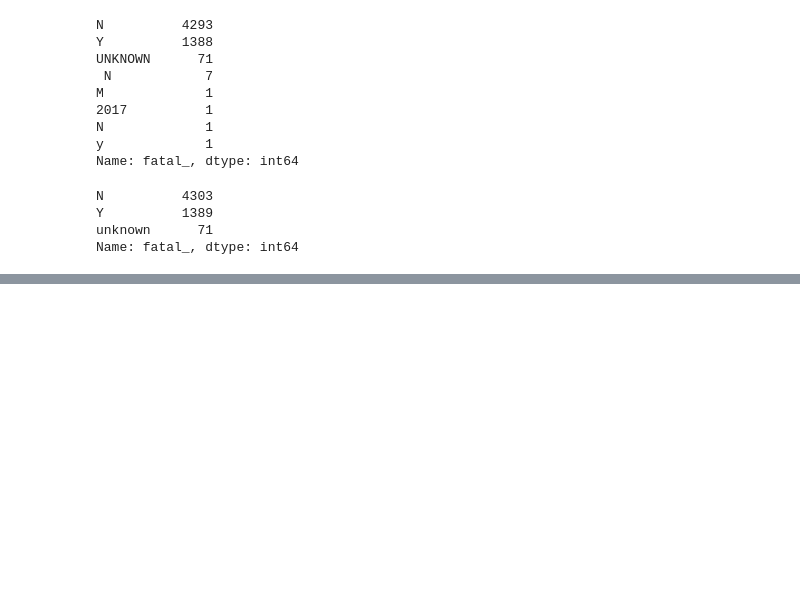
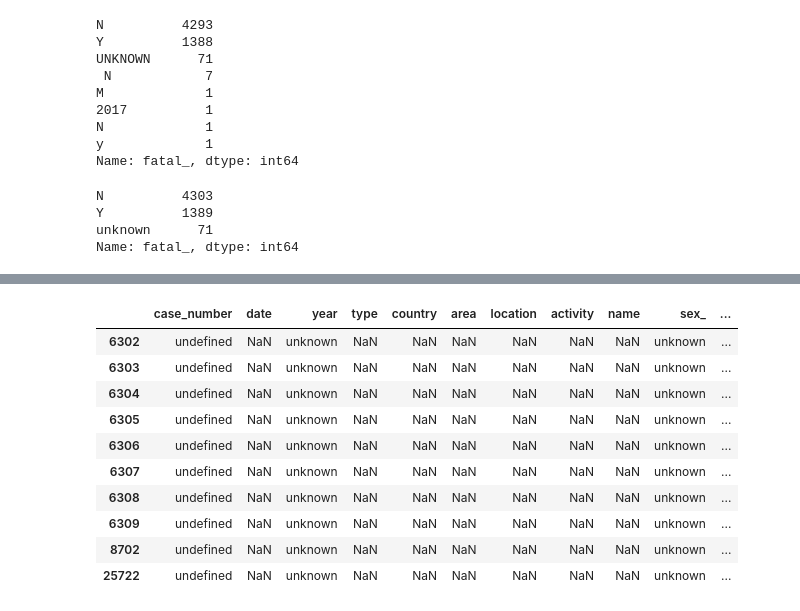
Before and after one commit to aliciahernansanz/-w2-project-pandas-Alicia-Hernansanz, a Jupyter notebook: data/shark_attacks.ipynb, the cells around one changed output, grey strips where cells are left out. Saved outputs shown, nothing was run; the diff lists cells and outputs as text; code cells hidden in the pictures; blank space fills up the shorter version.

```diff
--- a/data/shark_attacks.ipynb
+++ b/data/shark_attacks.ipynb
@@ -582 +607,17 @@ grupo
 | 5 | unknown | 2 |
+# %%
+df['year'].fillna('unknown', inplace=True)   #quitamos nulos de
+# %%
+df.loc[df['year']=='unknown']
+# %% [output]
+|  | case_number | date | year | type | country | area | location | activity | name | sex_ | ... |
+| 6302 | undefined | NaN | unknown | NaN | NaN | NaN | NaN | NaN | NaN | unknown | ... |
+| 6303 | undefined | NaN | unknown | NaN | NaN | NaN | NaN | NaN | NaN | unknown | ... |
+| 6304 | undefined | NaN | unknown | NaN | NaN | NaN | NaN | NaN | NaN | unknown | ... |
+| 6305 | undefined | NaN | unknown | NaN | NaN | NaN | NaN | NaN | NaN | unknown | ... |
+| 6306 | undefined | NaN | unknown | NaN | NaN | NaN | NaN | NaN | NaN | unknown | ... |
+| 6307 | undefined | NaN | unknown | NaN | NaN | NaN | NaN | NaN | NaN | unknown | ... |
+| 6308 | undefined | NaN | unknown | NaN | NaN | NaN | NaN | NaN | NaN | unknown | ... |
+| 6309 | undefined | NaN | unknown | NaN | NaN | NaN | NaN | NaN | NaN | unknown | ... |
+| 8702 | undefined | NaN | unknown | NaN | NaN | NaN | NaN | NaN | NaN | unknown | ... |
+| 25722 | undefined | NaN | unknown | NaN | NaN | NaN | NaN | NaN | NaN | unknown | ... |
```
Also changed, not shown: parts of 11 cells of this notebook.
